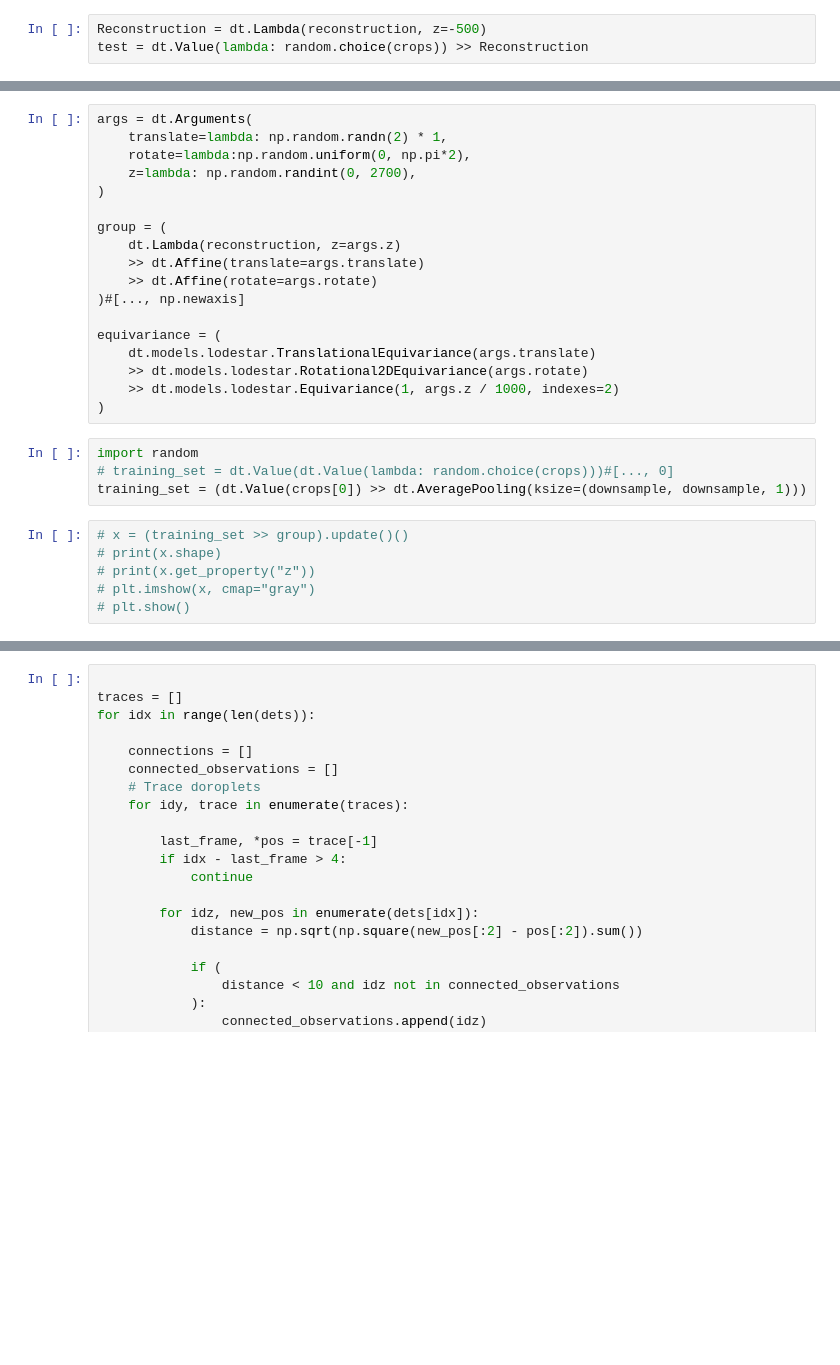
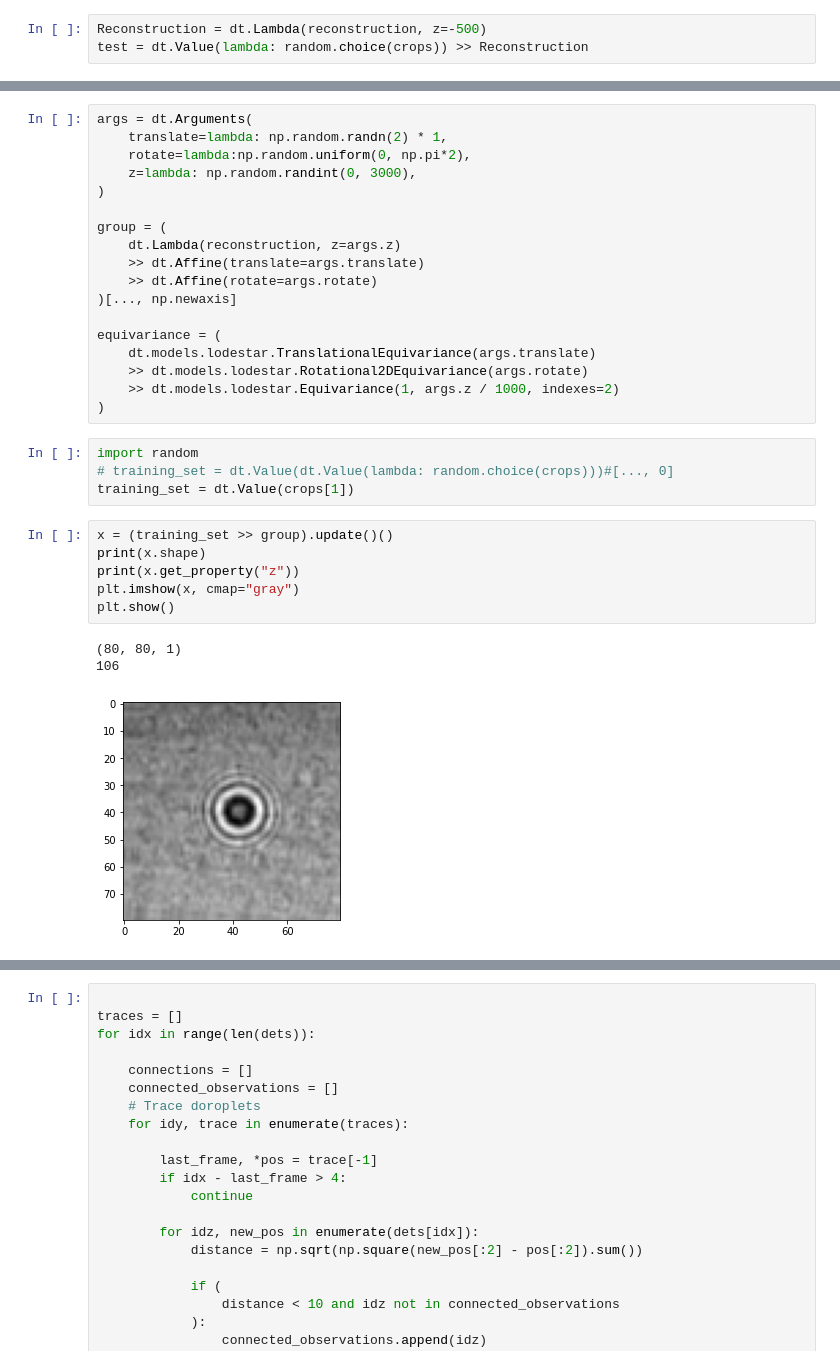
Before and after one commit to softmatterlab/Deep-learning-in-plankton-ecology, a Jupyter notebook: notebooks/03.track_3D_holography.ipynb, the cells around one changed output, grey strips where cells are left out. Drawn from its saved outputs; the diff is of its cells as text; blank space fills up the shorter version.

```diff
--- a/notebooks/03.track_3D_holography.ipynb
+++ b/notebooks/03.track_3D_holography.ipynb
@@ -98,14 +100,14 @@ plt.colorbar()
 args = dt.Arguments(
     translate=lambda: np.random.randn(2) * 1,
     rotate=lambda:np.random.uniform(0, np.pi*2),
-    z=lambda: np.random.randint(0, 2700),
+    z=lambda: np.random.randint(0, 3000),
 )
 
 group = (
     dt.Lambda(reconstruction, z=args.z)
     >> dt.Affine(translate=args.translate)
     >> dt.Affine(rotate=args.rotate)
-)#[..., np.newaxis]
+)[..., np.newaxis]
 
 equivariance = (
     dt.models.lodestar.TranslationalEquivariance(args.translate)
@@ -115,10 +117,14 @@ equivariance = (
 # %%
 import random
 # training_set = dt.Value(dt.Value(lambda: random.choice(crops)))#[..., 0]
-training_set = (dt.Value(crops[0]) >> dt.AveragePooling(ksize=(downsample, downsample, 1)))
+training_set = dt.Value(crops[1])
 # %%
-# x = (training_set >> group).update()()
-# print(x.shape)
-# print(x.get_property("z"))
-# plt.imshow(x, cmap="gray")
-# plt.show()
+x = (training_set >> group).update()()
+print(x.shape)
+print(x.get_property("z"))
+plt.imshow(x, cmap="gray")
+plt.show()
+# %% [output]
+(80, 80, 1)
+106
+[figure, added]
```
Also changed, not shown: parts of 33 cells of this notebook.
